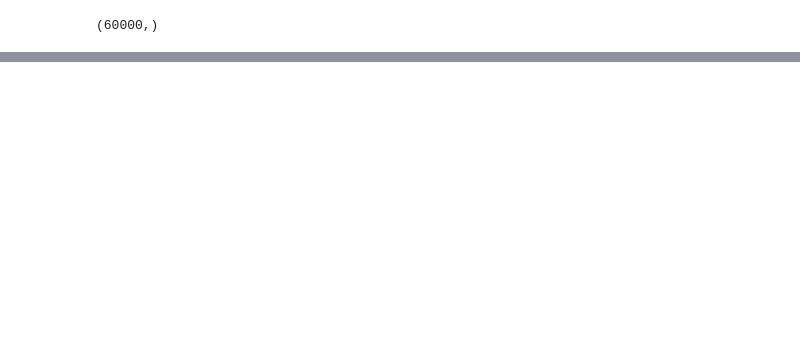
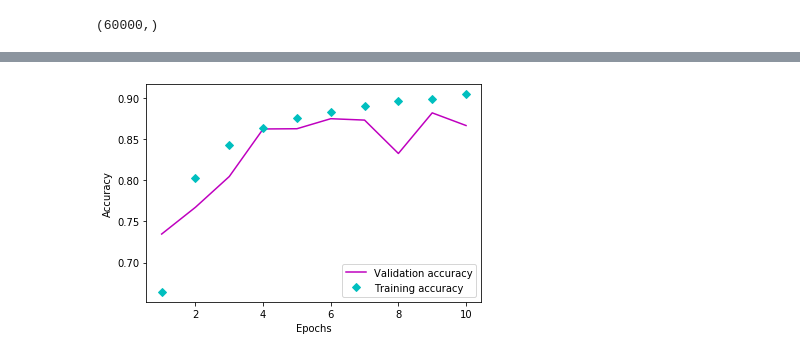
Before and after one commit to Shafiq-Kyazze/Image-Classification-using-Neural-Networks, a Jupyter notebook: CNNs on Fashion mnist.ipynb, the cells around one changed output, grey strips where cells are left out. Cells and saved outputs as stored; diff of their text form; code cells hidden in the pictures; blank space fills up the shorter version.

```diff
--- a/CNNs on Fashion mnist.ipynb
+++ b/CNNs on Fashion mnist.ipynb
@@ -109,0 +114,12 @@ plt.savefig('Ankle_boot.png')
+# %%
+val_acc = history.history['val_accuracy']
+train_acc = history.history['accuracy']
+epochs = np.arange(1,11)
+plt.plot(epochs,val_acc,'m',label='Validation accuracy')
+plt.plot(epochs,train_acc,'cD',label='Training accuracy')
+plt.xlabel('Epochs')
+plt.ylabel('Accuracy')
+plt.legend()
+plt.savefig('Accuracy graph')
+# %% [output]
+[figure, added]
```
Also changed, not shown: parts of 15 cells of this notebook.
